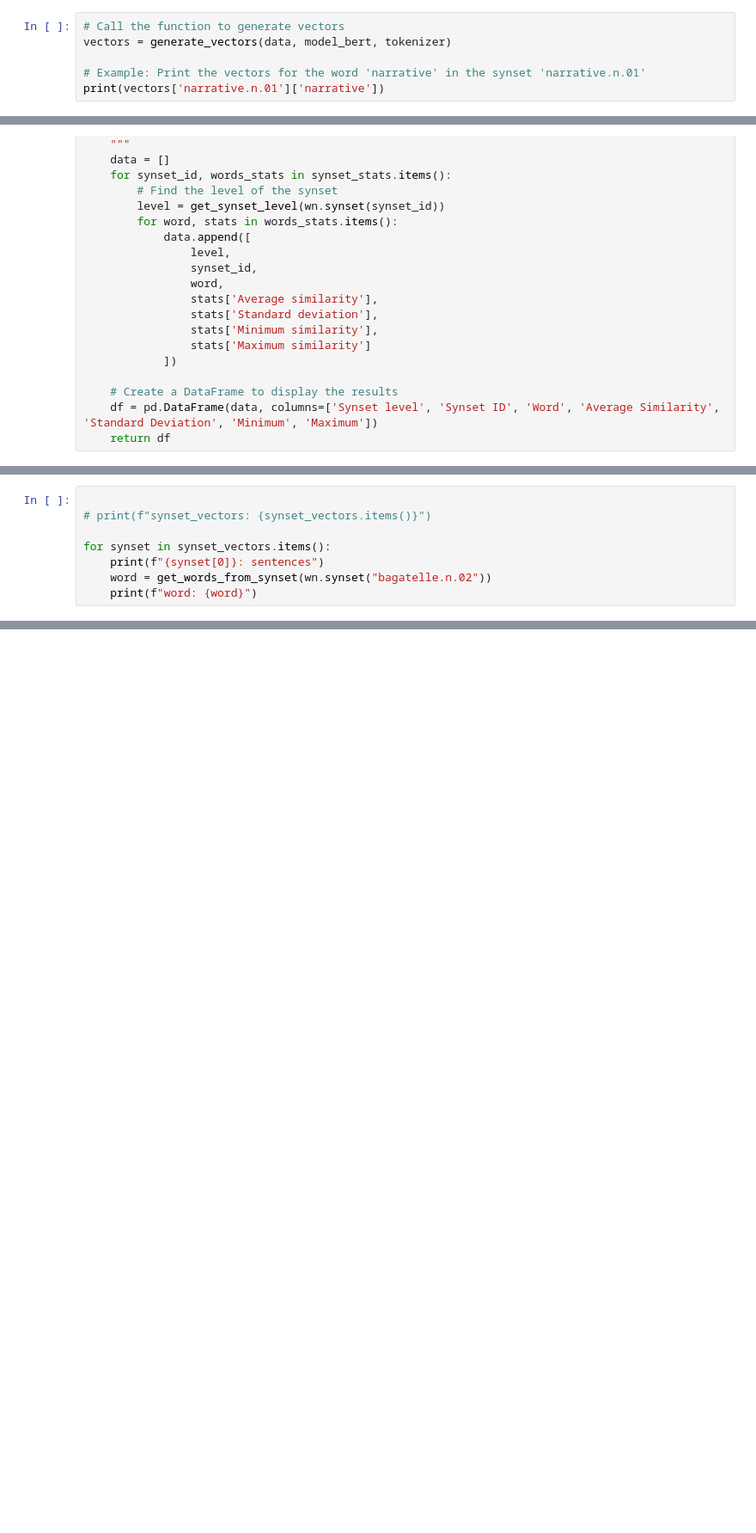
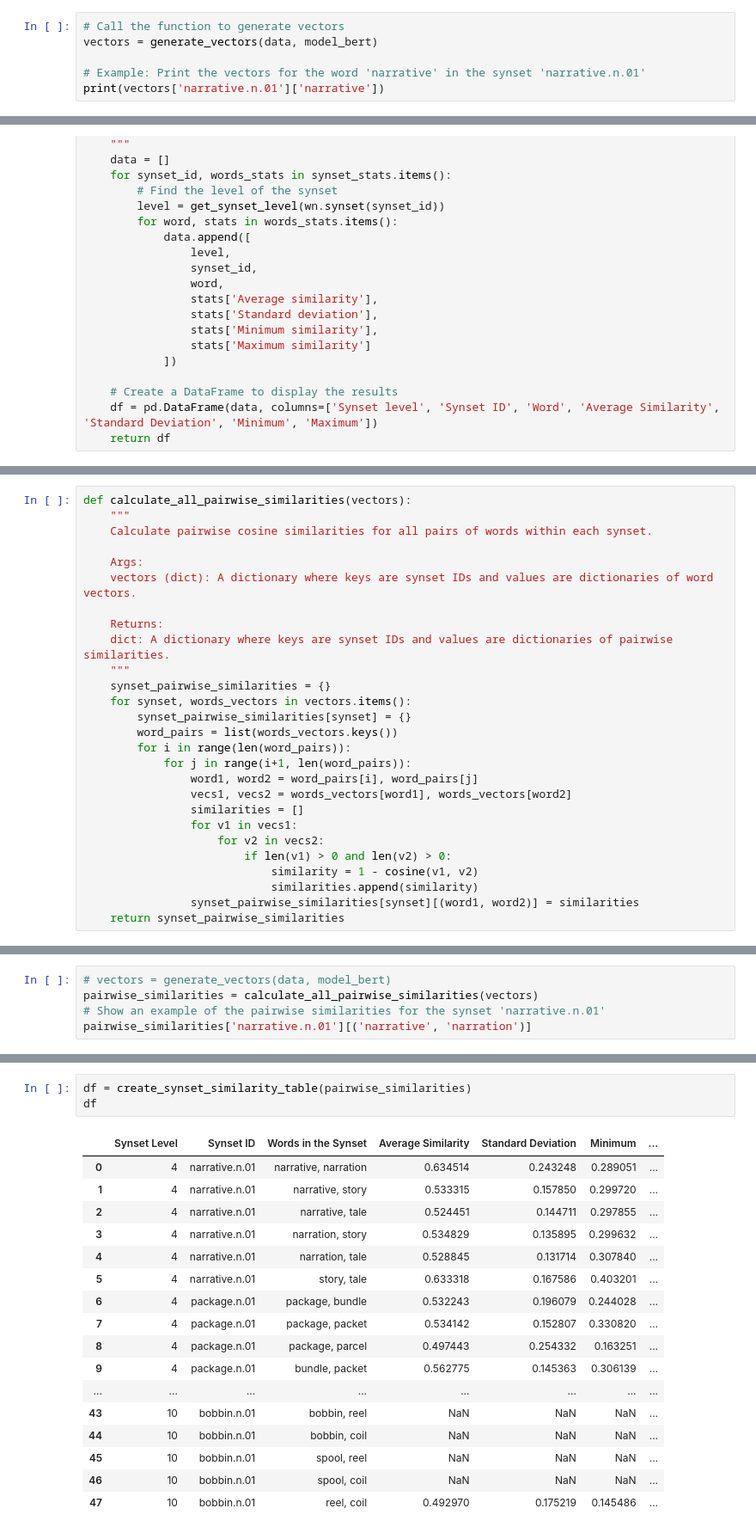
Before and after one commit to SMU-MSCSAI/Intro2NLP, a Jupyter notebook: program2.ipynb, the cells around one changed output, grey strips where cells are left out. Shown at 86% size. Cells and saved outputs as stored; diff of their text form; blank space fills up the shorter version.

```diff
--- a/program2.ipynb
+++ b/program2.ipynb
@@ -948,7 +638,7 @@ def generate_vectors(data, model):
     return vectors
 # %%
 # Call the function to generate vectors
-vectors = generate_vectors(data, model_bert, tokenizer)
+vectors = generate_vectors(data, model_bert)
 
 # Example: Print the vectors for the word 'narrative' in the synset 'narrative.n.01'
 print(vectors['narrative.n.01']['narrative'])
@@ -1536,8 +786,0 @@ print(get_words_from_synset(wn.synset('right.n.07')))
-# %%
-
-# print(f"synset_vectors: {synset_vectors.items()}")
-
-for synset in synset_vectors.items():
-    print(f"{synset[0]}: sentences")
-    word = get_words_from_synset(wn.synset("bagatelle.n.02"))
-    print(f"word: {word}")
@@ -1558,0 +787,27 @@ word: ['bagatelle', 'fluff', 'frippery', 'frivolity']
+# %%
+def calculate_all_pairwise_similarities(vectors):
+    """
+    Calculate pairwise cosine similarities for all pairs of words within each synset.
+
+    Args:
+    vectors (dict): A dictionary where keys are synset IDs and values are dictionaries of word vectors.
+
+    Returns:
+    dict: A dictionary where keys are synset IDs and values are dictionaries of pairwise similarities.
+    """
+    synset_pairwise_similarities = {}
+    for synset, words_vectors in vectors.items():
+        synset_pairwise_similarities[synset] = {}
+        word_pairs = list(words_vectors.keys())
+        for i in range(len(word_pairs)):
+            for j in range(i+1, len(word_pairs)):
+                word1, word2 = word_pairs[i], word_pairs[j]
+                vecs1, vecs2 = words_vectors[word1], words_vectors[word2]
+                similarities = []
+                for v1 in vecs1:
+                    for v2 in vecs2:
+                        if len(v1) > 0 and len(v2) > 0:
+                            similarity = 1 - cosine(v1, v2)
+                            similarities.append(similarity)
+                synset_pairwise_similarities[synset][(word1, word2)] = similarities
+    return synset_pairwise_similarities
@@ -1558,0 +816,5 @@ word: ['bagatelle', 'fluff', 'frippery', 'frivolity']
+# %%
+# vectors = generate_vectors(data, model_bert)
+pairwise_similarities = calculate_all_pairwise_similarities(vectors)
+# Show an example of the pairwise similarities for the synset 'narrative.n.01'
+pairwise_similarities['narrative.n.01'][('narrative', 'narration')]
@@ -1558,0 +890,21 @@ word: ['bagatelle', 'fluff', 'frippery', 'frivolity']
+# %%
+df = create_synset_similarity_table(pairwise_similarities)
+df
+# %% [output]
+|  | Synset Level | Synset ID | Words in the Synset | Average Similarity | Standard Deviation | Minimum | ... |
+| 0 | 4 | narrative.n.01 | narrative, narration | 0.634514 | 0.243248 | 0.289051 | ... |
+| 1 | 4 | narrative.n.01 | narrative, story | 0.533315 | 0.157850 | 0.299720 | ... |
+| 2 | 4 | narrative.n.01 | narrative, tale | 0.524451 | 0.144711 | 0.297855 | ... |
+| 3 | 4 | narrative.n.01 | narration, story | 0.534829 | 0.135895 | 0.299632 | ... |
+| 4 | 4 | narrative.n.01 | narration, tale | 0.528845 | 0.131714 | 0.307840 | ... |
+| 5 | 4 | narrative.n.01 | story, tale | 0.633318 | 0.167586 | 0.403201 | ... |
+| 6 | 4 | package.n.01 | package, bundle | 0.532243 | 0.196079 | 0.244028 | ... |
+| 7 | 4 | package.n.01 | package, packet | 0.534142 | 0.152807 | 0.330820 | ... |
+| 8 | 4 | package.n.01 | package, parcel | 0.497443 | 0.254332 | 0.163251 | ... |
+| 9 | 4 | package.n.01 | bundle, packet | 0.562775 | 0.145363 | 0.306139 | ... |
+| ... | ... | ... | ... | ... | ... | ... | ... |
+| 43 | 10 | bobbin.n.01 | bobbin, reel | NaN | NaN | NaN | ... |
+| 44 | 10 | bobbin.n.01 | bobbin, coil | NaN | NaN | NaN | ... |
+| 45 | 10 | bobbin.n.01 | spool, reel | NaN | NaN | NaN | ... |
+| 46 | 10 | bobbin.n.01 | spool, coil | NaN | NaN | NaN | ... |
+| 47 | 10 | bobbin.n.01 | reel, coil | 0.492970 | 0.175219 | 0.145486 | ... |
```
Also changed, not shown: parts of 49 cells of this notebook, 2 other files.
